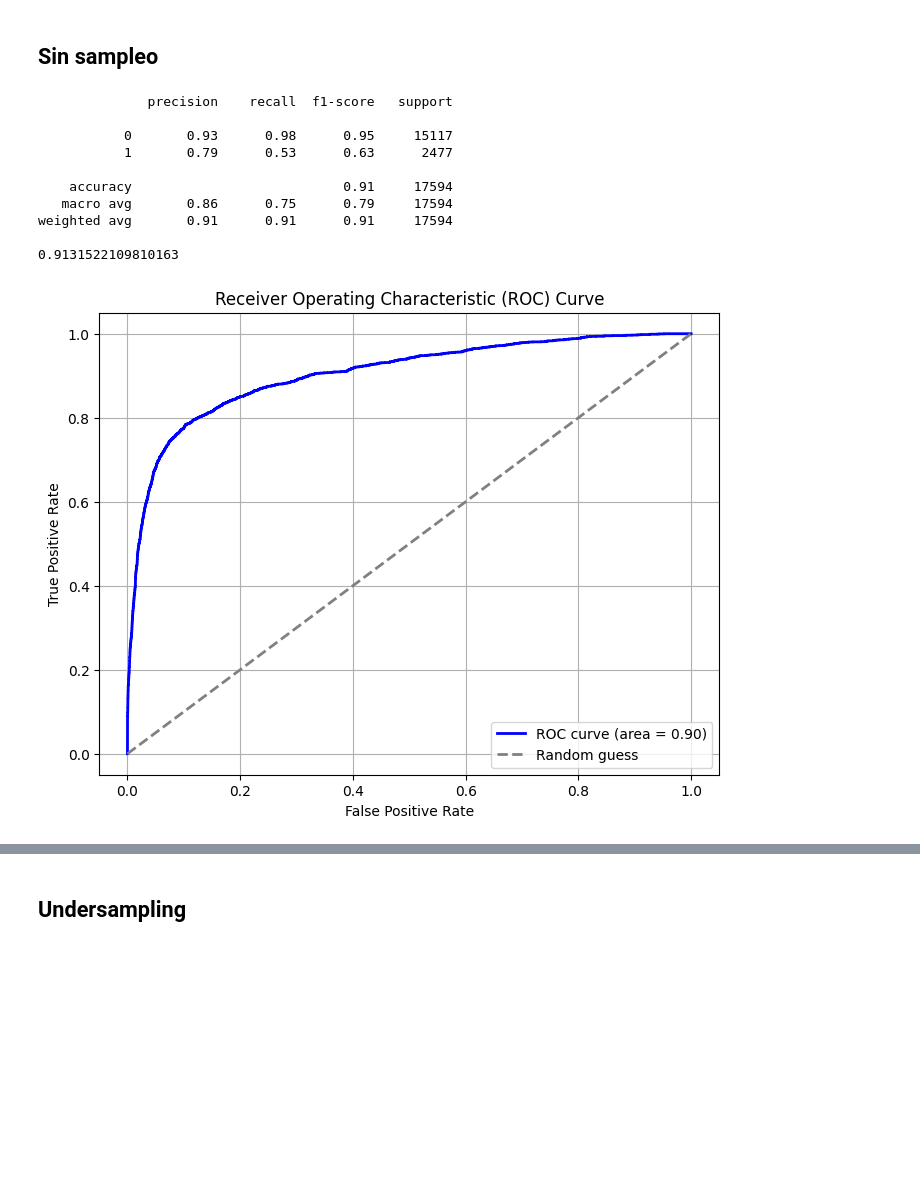
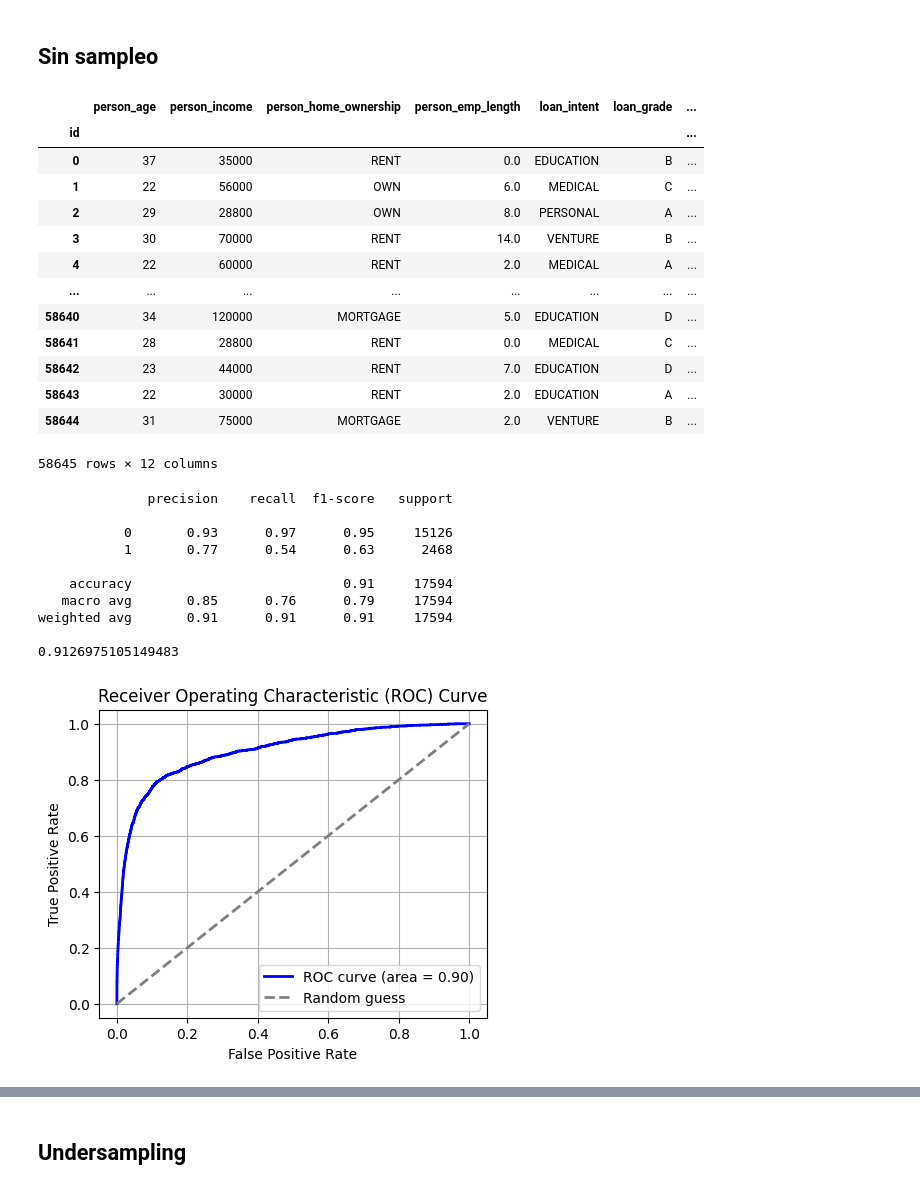
Before and after one commit to Pericsen/loan-approval-prediction, a Jupyter notebook: baseline.ipynb, the cells around one changed output, grey strips where cells are left out. Saved outputs shown, nothing was run; the diff lists cells and outputs as text; code cells hidden in the pictures; blank space fills up the shorter version.

```diff
--- a/baseline.ipynb
+++ b/baseline.ipynb
@@ -14,3 +14,20 @@ train = pd.read_csv('./data/train.csv')
 test = pd.read_csv('./data/test.csv')
 # %% [markdown]
 ## Sin sampleo
+# %%
+train.set_index('id')
+# %% [output]
+|  | person_age | person_income | person_home_ownership | person_emp_length | loan_intent | loan_grade | ... |
+| id |  |  |  |  |  |  | ... |
+| 0 | 37 | 35000 | RENT | 0.0 | EDUCATION | B | ... |
+| 1 | 22 | 56000 | OWN | 6.0 | MEDICAL | C | ... |
+| 2 | 29 | 28800 | OWN | 8.0 | PERSONAL | A | ... |
+| 3 | 30 | 70000 | RENT | 14.0 | VENTURE | B | ... |
+| 4 | 22 | 60000 | RENT | 2.0 | MEDICAL | A | ... |
+| ... | ... | ... | ... | ... | ... | ... | ... |
+| 58640 | 34 | 120000 | MORTGAGE | 5.0 | EDUCATION | D | ... |
+| 58641 | 28 | 28800 | RENT | 0.0 | MEDICAL | C | ... |
+| 58642 | 23 | 44000 | RENT | 7.0 | EDUCATION | D | ... |
+| 58643 | 22 | 30000 | RENT | 2.0 | EDUCATION | A | ... |
+| 58644 | 31 | 75000 | MORTGAGE | 2.0 | VENTURE | B | ... |
+58645 rows × 12 columns
@@ -18,32 +37,30 @@ test = pd.read_csv('./data/test.csv')
 X = train.drop(['loan_status'], axis=1)
 y = train['loan_status']
 
-X_train, X_val, y_train, y_val = train_test_split(X, y, test_size=0.3, shuffle=False, random_state=42)
+X_train, X_val, y_train, y_val = train_test_split(X, y, test_size=0.3, random_state=42)
 
-num_features = X_train.select_dtypes(include=['int64', 'float64']).columns
-cat_features = X_train.select_dtypes(include=['object', 'category']).columns
+vars_cat = ['person_home_ownership', 'loan_intent', 'loan_grade', 'cb_person_default_on_file']
+vars_num = X_train.select_dtypes(include=['float64', 'int64']).columns
 
-num_transformer = Pipeline(steps=[
+numeric_transformer = Pipeline(steps=[
     ('imputer', SimpleImputer(strategy='median')),
     ('scaler', StandardScaler())
 ])
 
-cat_transformer = Pipeline(steps=[
-    ('imputer', SimpleImputer(strategy='most_frequent')),
+categorical_transformer = Pipeline(steps=[
     ('onehot', OneHotEncoder(handle_unknown='ignore'))
 ])
 
-preprocessor = ColumnTransformer(
-    transformers=[
-        ('num', num_transformer, num_features),
-        ('cat', cat_transformer, cat_features)
-    ]
-)
+preprocessor = ColumnTransformer(transformers=[
+    ('num', numeric_transformer, vars_num),
+    ('cat', categorical_transformer, vars_cat)
+])
+
+X_train = preprocessor.fit_transform(X_train)
+X_val = preprocessor.transform(X_val)
 # %%
-model = Pipeline(steps=[
-    ('preprocessor', preprocessor),
-    ('classifier', LogisticRegression(random_state=42))
-])
+model = LogisticRegression(random_state=42)
+
 model.fit(X_train, y_train)
 y_pred = model.predict(X_val)
 
@@ -52,30 +69,30 @@ print(accuracy_score(y_val, y_pred))
 # %% [output]
               precision    recall  f1-score   support
 
-           0       0.93      0.98      0.95     15117
-           1       0.79      0.53      0.63      2477
+           0       0.93      0.97      0.95     15126
+           1       0.77      0.54      0.63      2468
 
     accuracy                           0.91     17594
-   macro avg       0.86      0.75      0.79     17594
+   macro avg       0.85      0.76      0.79     17594
 weighted avg       0.91      0.91      0.91     17594
 
-0.9131522109810163
+0.9126975105149483
 # %%
 y_prob = model.predict_proba(X_val)[:, 1]  # Probabilidades para la clase positiva
 fpr, tpr, thresholds = roc_curve(y_val, y_prob)
 roc_auc = auc(fpr, tpr)
 
-plt.figure(figsize=(8, 6))
+plt.figure(figsize=(5, 4))
 plt.plot(fpr, tpr, color='blue', lw=2, label=f'ROC curve (area = {roc_auc:.2f})')
 plt.plot([0, 1], [0, 1], color='gray', lw=2, linestyle='--', label='Random guess')
 plt.xlabel('False Positive Rate')
 plt.ylabel('True Positive Rate')
 plt.title('Receiver Operating Characteristic (ROC) Curve')
 plt.legend(loc='lower right')
 plt.grid()
 plt.show()
 # %% [output]
-[figure, old version]
+[figure, new version]
 # %%
 cm = confusion_matrix(y_val, y_pred)
 disp = ConfusionMatrixDisplay(confusion_matrix=cm, display_labels=model.classes_)
```
Also changed, not shown: parts of 21 cells of this notebook, 1 other file.
